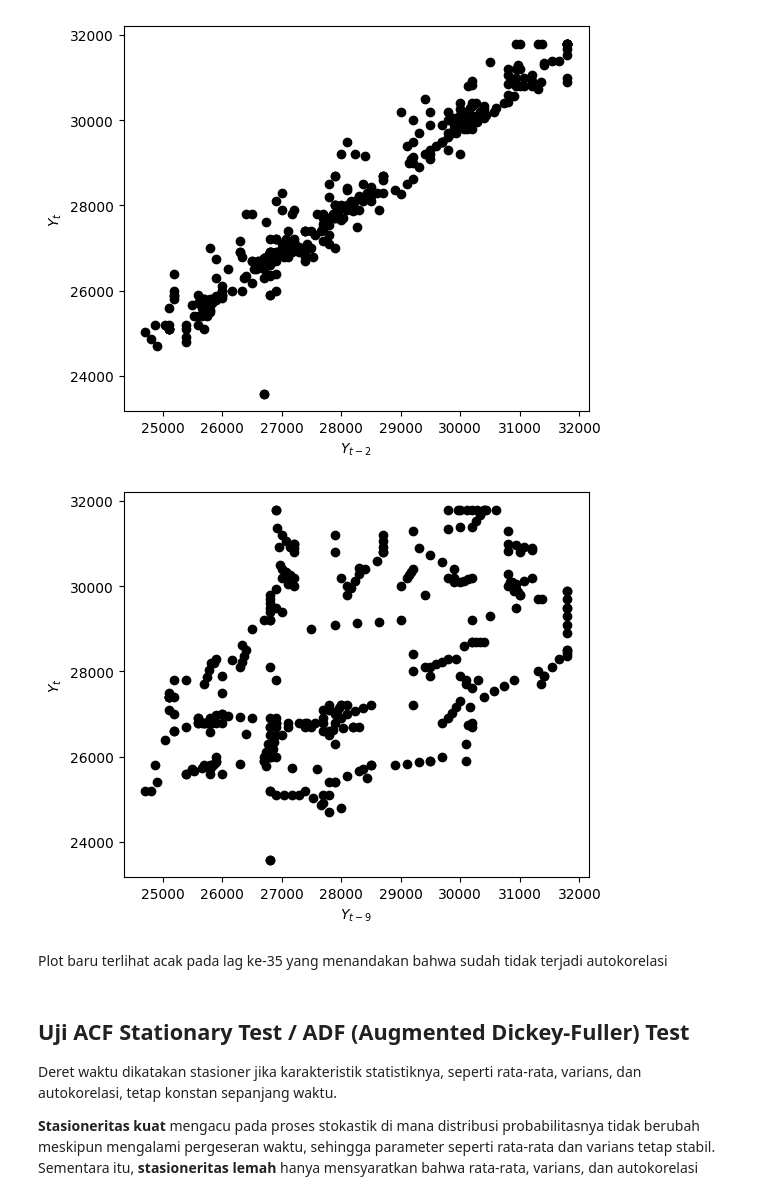
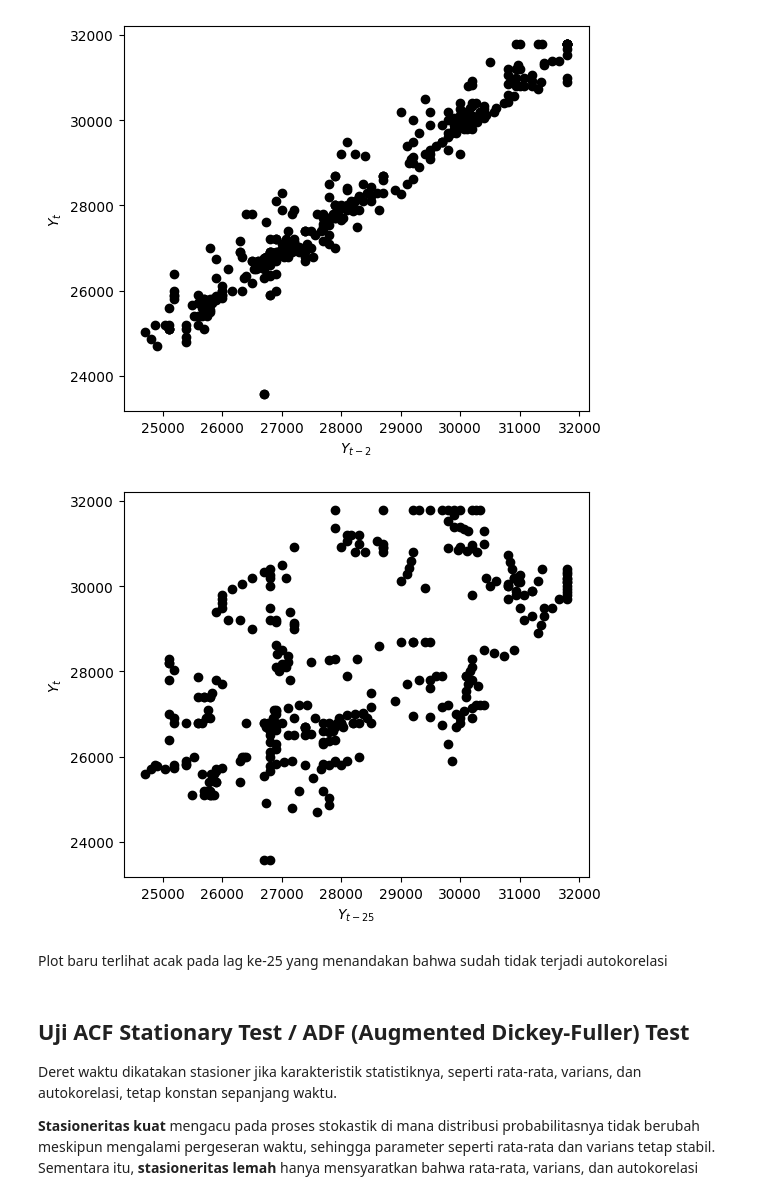
Before and after one commit to Andiilla/Analisis-Time-Series-Public, a Jupyter notebook: KULIAH/Pert6_Tugas2_Kelompok_Model Terbaik/Pemilihan Model Terbaik.ipynb, the cells around one changed output. Saved outputs shown, nothing was run; the diff lists cells and outputs as text; code cells hidden in the pictures.

```diff
--- a/KULIAH/Pert6_Tugas2_Kelompok_Model Terbaik/Pemilihan Model Terbaik.ipynb
+++ b/KULIAH/Pert6_Tugas2_Kelompok_Model Terbaik/Pemilihan Model Terbaik.ipynb
@@ -286,15 +310,15 @@ plt.show()
 # %% [output]
 [figure]
 # %%
-# menampilkan scatterplot antara Yt dan Yt-35
+# menampilkan scatterplot antara Yt dan Yt-25
 plt.figure(figsize=(6,5))
-pd.plotting.lag_plot(df.semarang, lag=35, c='k')
-plt.xlabel(r'$Y_{t-9}$'),plt.ylabel(r'$Y_{t}$')
+pd.plotting.lag_plot(df.semarang, lag=25, c='k')
+plt.xlabel(r'$Y_{t-25}$'),plt.ylabel(r'$Y_{t}$')
 plt.show()
 # %% [output]
-[figure, old version]
+[figure, new version]
 # %% [markdown]
-Plot baru terlihat acak pada lag ke-35 yang menandakan bahwa sudah tidak terjadi autokorelasi
+Plot baru terlihat acak pada lag ke-25 yang menandakan bahwa sudah tidak terjadi autokorelasi
 # %% [markdown]
 ## Uji ACF Stationary Test / ADF (Augmented Dickey-Fuller) Test
 
```
Also changed, not shown: parts of 104 cells of this notebook.
